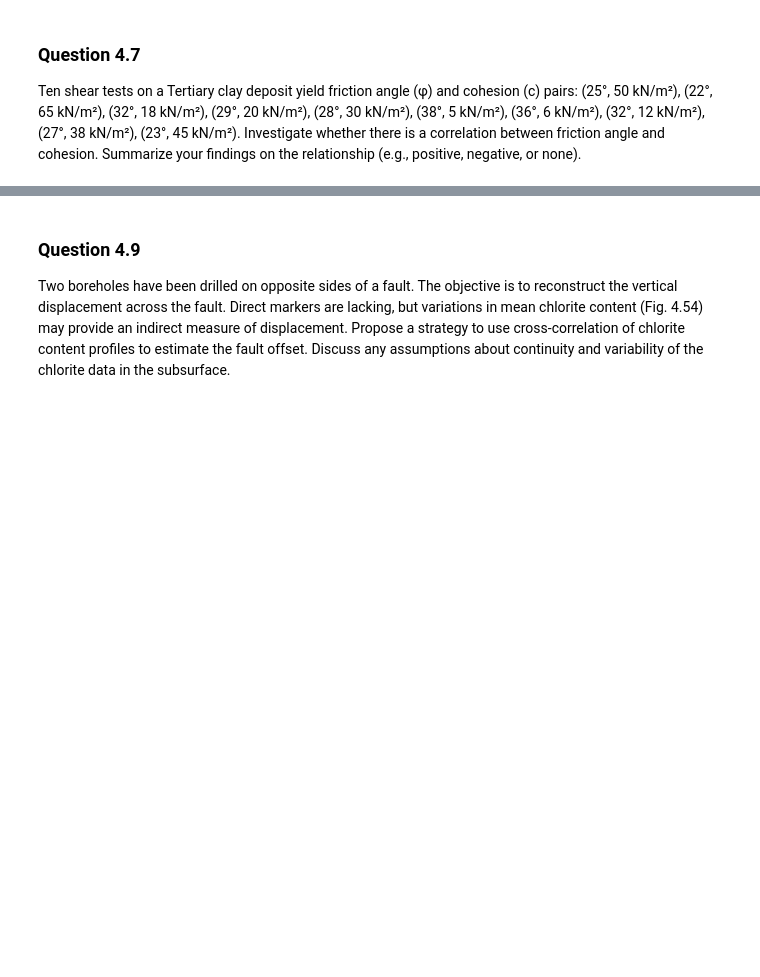
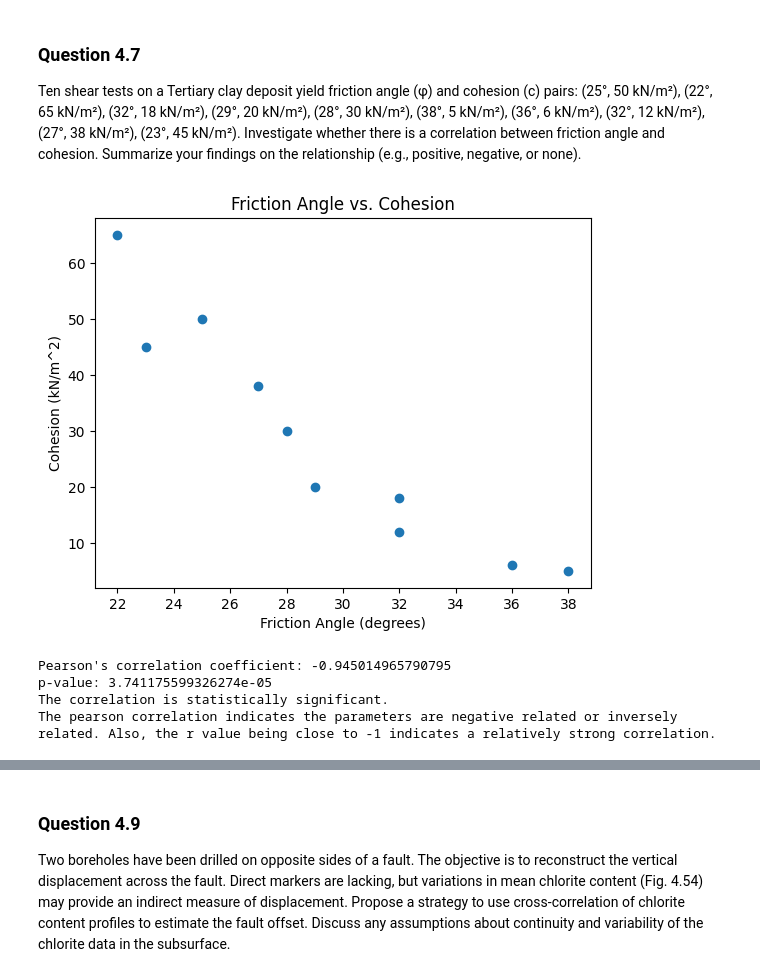
Before and after one commit to iGeology-Illinois/geol-581-module-3-principles-of-uncertainty-chapter-4-Kareaux, a Jupyter notebook: GEOL581_M3StatsHW.ipynb, the cells around one changed output, grey strips where cells are left out. Drawn from its saved outputs; the diff is of its cells as text; code cells hidden in the pictures; blank space fills up the shorter version.

```diff
--- a/GEOL581_M3StatsHW.ipynb
+++ b/GEOL581_M3StatsHW.ipynb
@@ -228,20 +264,51 @@ Ten shear tests on a Tertiary clay deposit yield friction angle (φ) and cohesio
 # %%
 # Hints and Starting Code for Question 4.7
 
 import numpy as np
 import pandas as pd
 import matplotlib.pyplot as plt
 from scipy.stats import pearsonr
 
 # Approach Hints:
 # 1. Store the friction angle and cohesion data in numpy arrays or a pandas DataFrame.
 # 2. Plot φ vs. c to visualize potential correlation.
 # 3. Calculate Pearson's correlation coefficient using pearsonr or a similar function.
 # 4. Interpret whether the correlation is statistically significant and positive/negative.
 
 # Example structure:
 # phi = np.array([25, 22, 32, 29, 28, 38, 36, 32, 27, 23])
 # cohesion = np.array([50, 65, 18, 20, 30, 5, 6, 12, 38, 45])
 # correlation_coefficient, p_value = pearsonr(phi, cohesion)
+
+#Create Arrays
+phi = np.array([25, 22, 32, 29, 28, 38, 36, 32, 27, 23])
+cohesion = np.array([50, 65, 18, 20, 30, 5, 6, 12, 38, 45])
+
+#Plot data
+plt.scatter(phi, cohesion)
+plt.xlabel("Friction Angle (degrees)")
+plt.ylabel("Cohesion (kN/m^2)")
+plt.title("Friction Angle vs. Cohesion")
+plt.show()
+
+
+#Clac Pearson's correlation coefficient
+correlation_coefficient, p_value = pearsonr(phi, cohesion)
+print(f"Pearson's correlation coefficient: {correlation_coefficient}")
+print(f"p-value: {p_value}")
+
+#Interpret results
+if p_value < 0.05:
+    print("The correlation is statistically significant.")
+else:
+    print("The correlation is not statistically significant.")
+
+print("The pearson correlation indicates the parameters are negative related or inversely related. Also, the r value being close to -1 indicates a relatively strong correlation.")
+# %% [output]
+[figure, added]
+Pearson's correlation coefficient: -0.945014965790795
+p-value: 3.741175599326274e-05
+The correlation is statistically significant.
+The pearson correlation indicates the parameters are negative related or inversely related. Also, the r value being close to -1 indicates a relatively strong correlation.
 # %%
 ### Question 4.8
```
Also changed, not shown: parts of 4 cells of this notebook.
